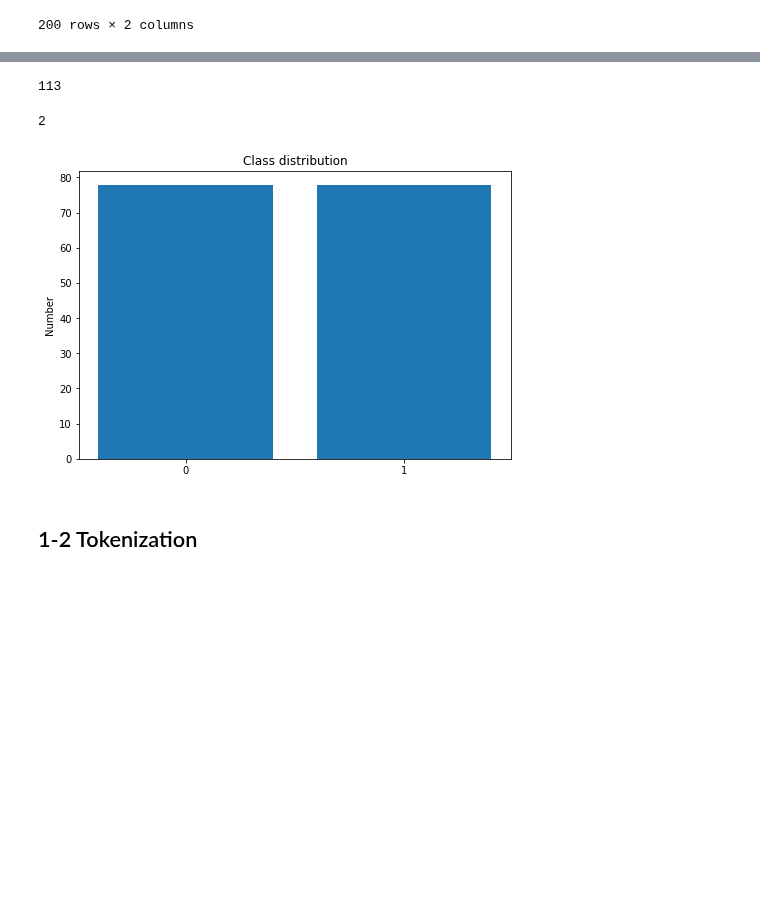
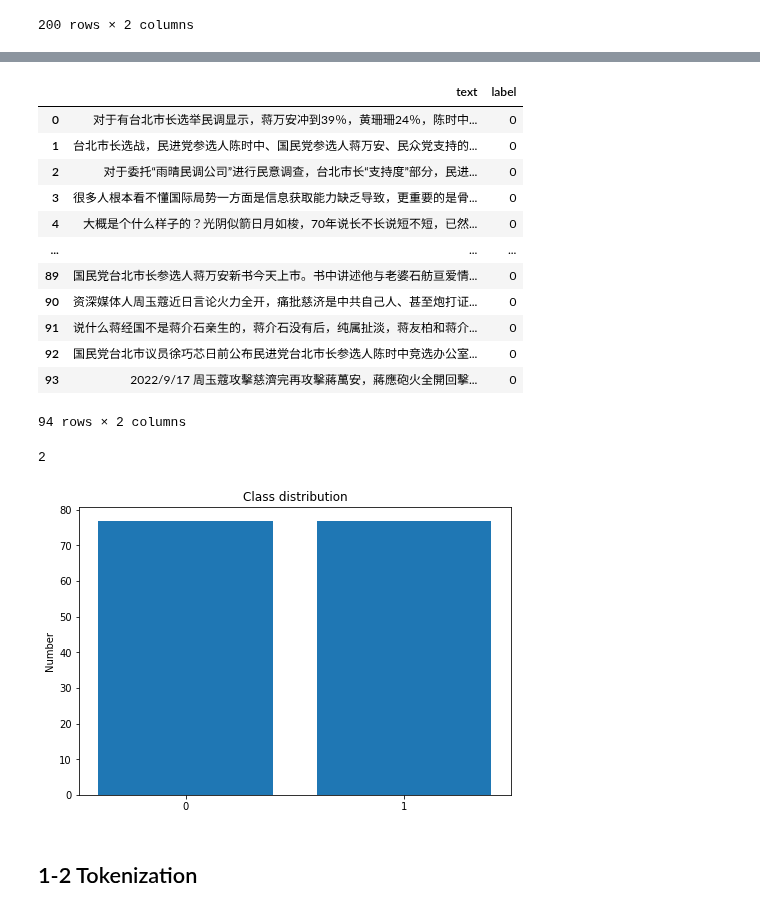
Before and after one commit to advapplab/sentiment_analysis_election_2022, a Jupyter notebook: weibo_wmmBERT_testing_6.ipynb, the cells around one changed output, grey strips where cells are left out. Cells and saved outputs as stored; diff of their text form; code cells hidden in the pictures; blank space fills up the shorter version.

```diff
--- a/weibo_wmmBERT_testing_6.ipynb
+++ b/weibo_wmmBERT_testing_6.ipynb
@@ -194,10 +195,26 @@ testing_pd
 | 94 | 国民党台北市议员徐巧芯日前公布民进党台北市长参选人陈时中竞选办公室... | 0 |
 | 95 | 2022/9/17 周玉蔻攻擊慈濟完再攻擊蔣萬安，蔣應砲火全開回擊... | 0 |
 96 rows × 2 columns
-# %%
-len(testing_pd.iloc[0]['text'])
-# %% [output]
-113
+# %%
+#delete empty rows
+testing_pd = testing_pd[testing_pd['text'].str.len()>2]
+testing_pd = testing_pd[['text', 'label']]
+testing_pd = testing_pd.reset_index(drop=True)
+testing_pd
+# %% [output]
+|  | text | label |
+| 0 | 对于有台北市长选举民调显示，蒋万安冲到39％，黄珊珊24％，陈时中... | 0 |
+| 1 | 台北市长选战，民进党参选人陈时中、国民党参选人蒋万安、民众党支持的... | 0 |
+| 2 | 对于委托“雨晴民调公司”进行民意调查，台北市长“支持度”部分，民进... | 0 |
+| 3 | 很多人根本看不懂国际局势一方面是信息获取能力缺乏导致，更重要的是骨... | 0 |
+| 4 | 大概是个什么样子的？光阴似箭日月如梭，70年说长不长说短不短，已然... | 0 |
+| ... | ... | ... |
+| 89 | 国民党台北市长参选人蒋万安新书今天上市。书中讲述他与老婆石舫亘爱情... | 0 |
+| 90 | 资深媒体人周玉蔻近日言论火力全开，痛批慈济是中共自己人、甚至炮打证... | 0 |
+| 91 | 说什么蒋经国不是蒋介石亲生的，蒋介石没有后，纯属扯淡，蒋友柏和蒋介... | 0 |
+| 92 | 国民党台北市议员徐巧芯日前公布民进党台北市长参选人陈时中竞选办公室... | 0 |
+| 93 | 2022/9/17 周玉蔻攻擊慈濟完再攻擊蔣萬安，蔣應砲火全開回擊... | 0 |
+94 rows × 2 columns
 # %%
 if number_classes == 2:
     from sklearn.utils import resample
@@ -234,7 +251,7 @@ ax.set_ylabel('Number')
 ax.set_title('Class distribution')
 plt.show()
 # %% [output]
-[figure, old version]
+[figure, new version]
 # %% [markdown]
 ## 1-2 Tokenization
 # %%
```
Also changed, not shown: parts of 8 cells of this notebook.
